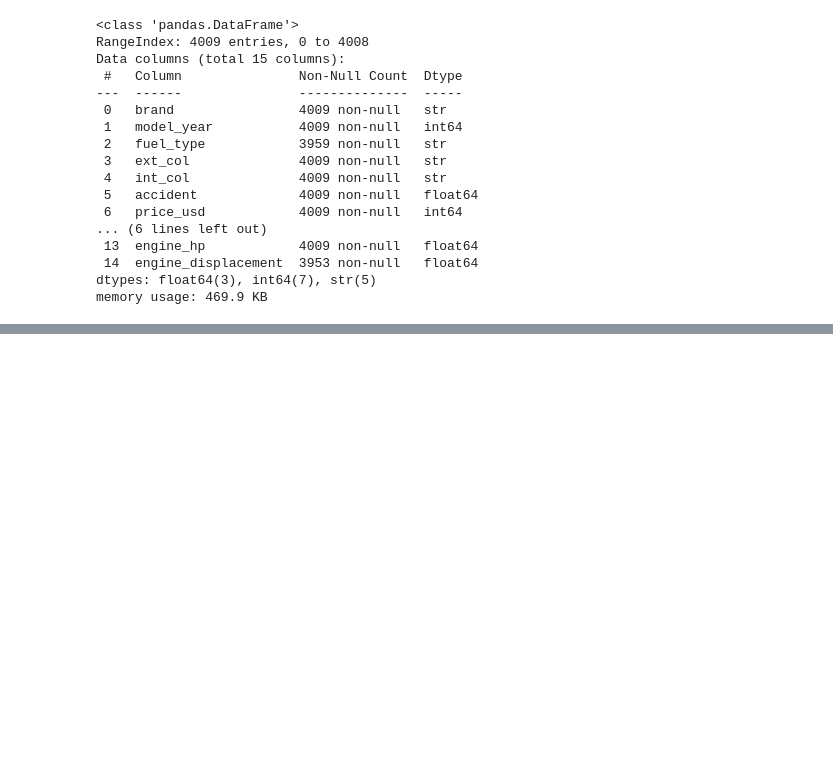
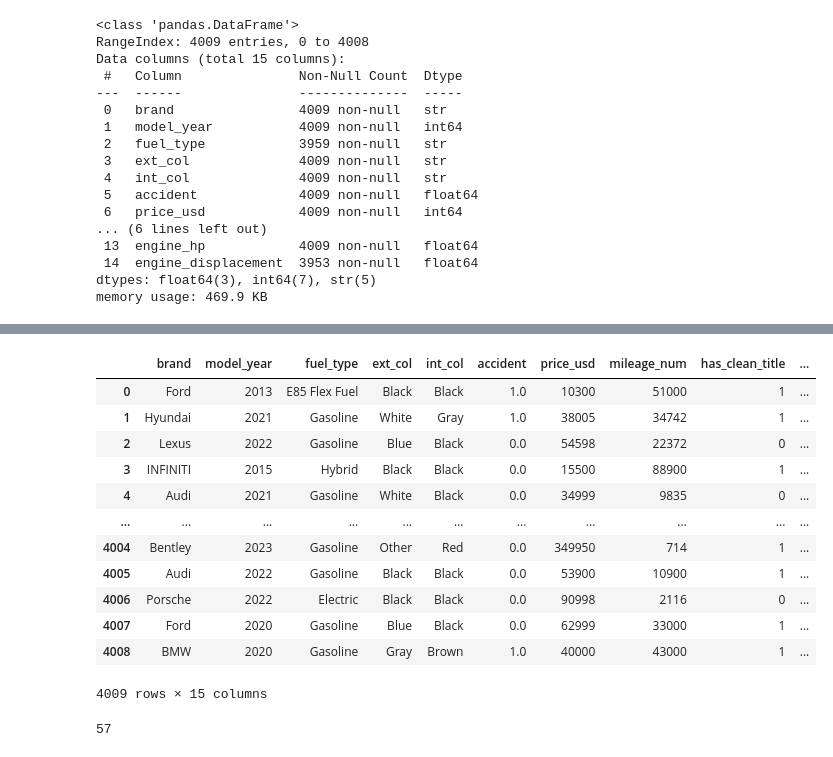
Before and after one commit to DiwasDev/Used_Car_Price_Prediction, a Jupyter notebook: notebooks/eda.ipynb, the cells around one changed output, grey strips where cells are left out. Saved outputs shown, nothing was run; the diff lists cells and outputs as text; code cells hidden in the pictures; blank space fills up the shorter version.

```diff
--- a/notebooks/eda.ipynb
+++ b/notebooks/eda.ipynb
@@ -919,0 +940,20 @@ df
+# %%
+df
+# %% [output]
+|  | brand | model_year | fuel_type | ext_col | int_col | accident | price_usd | mileage_num | has_clean_title | ... |
+| 0 | Ford | 2013 | E85 Flex Fuel | Black | Black | 1.0 | 10300 | 51000 | 1 | ... |
+| 1 | Hyundai | 2021 | Gasoline | White | Gray | 1.0 | 38005 | 34742 | 1 | ... |
+| 2 | Lexus | 2022 | Gasoline | Blue | Black | 0.0 | 54598 | 22372 | 0 | ... |
+| 3 | INFINITI | 2015 | Hybrid | Black | Black | 0.0 | 15500 | 88900 | 1 | ... |
+| 4 | Audi | 2021 | Gasoline | White | Black | 0.0 | 34999 | 9835 | 0 | ... |
+| ... | ... | ... | ... | ... | ... | ... | ... | ... | ... | ... |
+| 4004 | Bentley | 2023 | Gasoline | Other | Red | 0.0 | 349950 | 714 | 1 | ... |
+| 4005 | Audi | 2022 | Gasoline | Black | Black | 0.0 | 53900 | 10900 | 1 | ... |
+| 4006 | Porsche | 2022 | Electric | Black | Black | 0.0 | 90998 | 2116 | 0 | ... |
+| 4007 | Ford | 2020 | Gasoline | Blue | Black | 0.0 | 62999 | 33000 | 1 | ... |
+| 4008 | BMW | 2020 | Gasoline | Gray | Brown | 1.0 | 40000 | 43000 | 1 | ... |
+4009 rows × 15 columns
+# %%
+df['brand'].nunique()
+# %% [output]
+57
```
Also changed, not shown: parts of 28 cells of this notebook, 2 other files.
